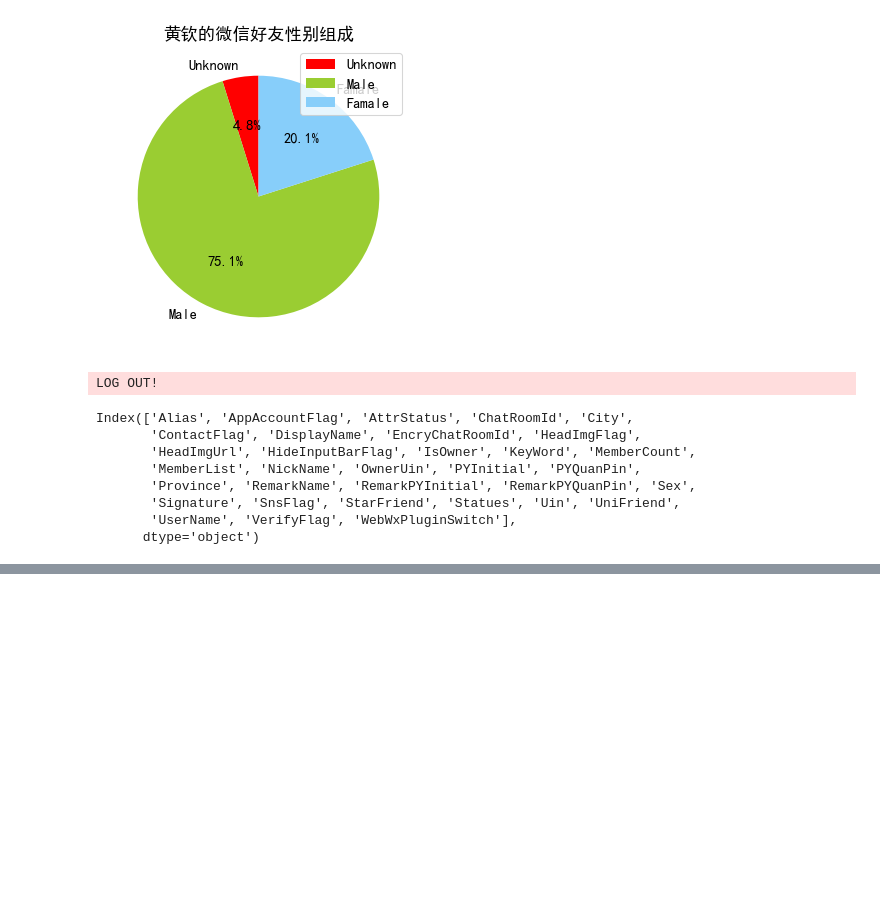
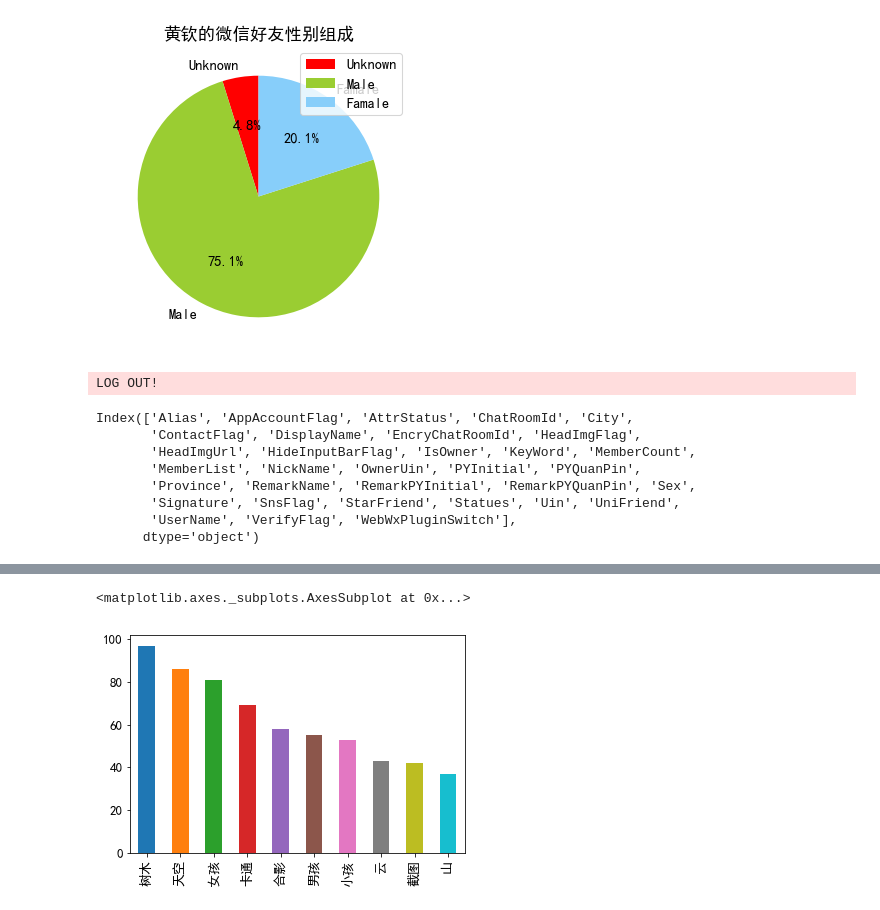
Before and after one commit to polarbear611/Data-Analysis, a Jupyter notebook: Wechat/wechat_friends.ipynb, the cells around one changed output, grey strips where cells are left out. Saved outputs shown, nothing was run; the diff lists cells and outputs as text; code cells hidden in the pictures; blank space fills up the shorter version.

```diff
--- a/Wechat/wechat_friends.ipynb
+++ b/Wechat/wechat_friends.ipynb
@@ -57,9 +57,3 @@ Index(['Alias', 'AppAccountFlag', 'AttrStatus', 'ChatRoomId', 'City',
        'Signature', 'SnsFlag', 'StarFriend', 'Statues', 'Uin', 'UniFriend',
        'UserName', 'VerifyFlag', 'WebWxPluginSwitch'],
       dtype='object')
-# %%
-
-cj = friends[305]['UserName']
-imgData = itchat.get_head_img(userName = cj)
-with open(img_dir + 'cj.jpg', 'wb') as f:
-    f.write(imgData)
@@ -93,0 +147,9 @@ from wordcloud import WordCloud
+# %%
+#统计标签出现次数
+tag_counter = {}
+for tags in tags_json.values():
+    for tag in tags:
+        if tag in tag_counter:
+            tag_counter[tag] += 1
+        else:
+            tag_counter[tag] = 1
@@ -94 +171,10 @@ from wordcloud import WordCloud
+# %%
+import pandas as pd
+s_tag = pd.Series(tag_counter)
+s_tag = s_tag.sort_values(ascending=False)
+plt.rc('font', family='SimHei', size=13)
+s_tag[:10].plot(kind='bar')
+# %% [output]
+<matplotlib.axes._subplots.AxesSubplot at 0x...>
+[figure, added]
 # %%
```
Also changed, not shown: parts of 14 cells of this notebook, 2 other files.
